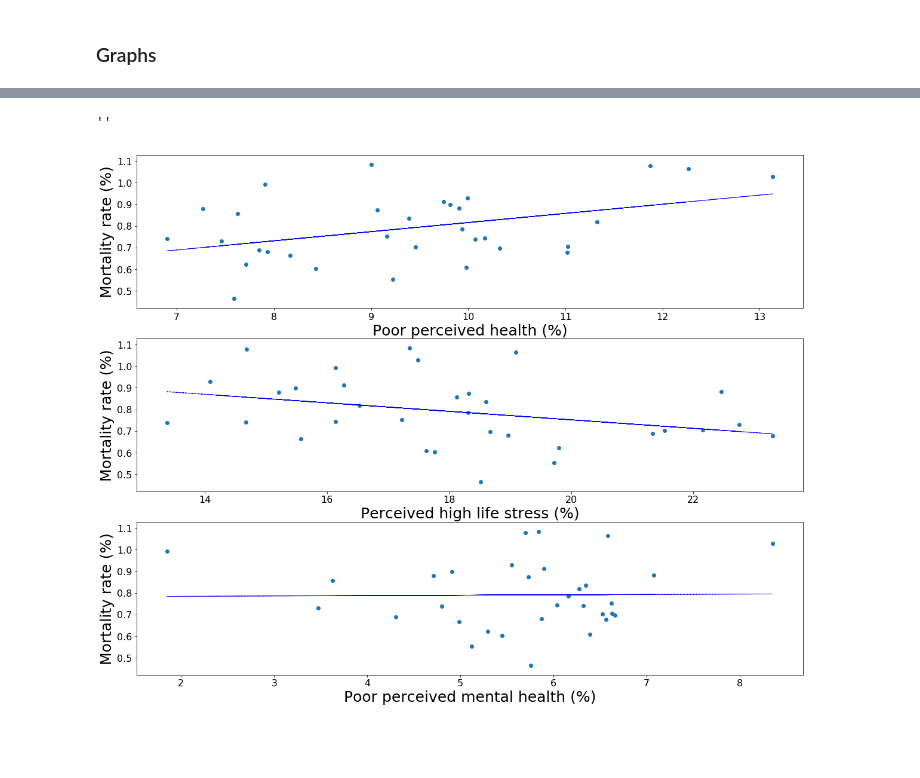
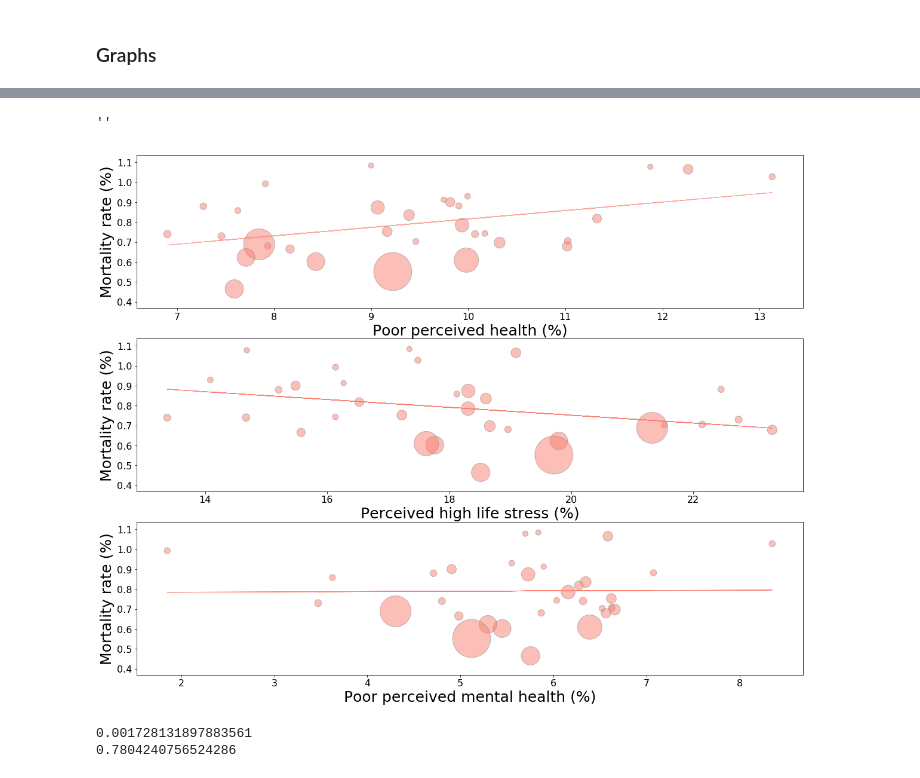
Before and after one commit to irinadrapic/project-one, a Jupyter notebook: Codes/2015 Main.ipynb, the cells around one changed output, grey strips where cells are left out. Drawn from its saved outputs; the diff is of its cells as text; code cells hidden in the pictures; blank space fills up the shorter version.

```diff
--- a/Codes/2015 Main.ipynb
+++ b/Codes/2015 Main.ipynb
@@ -149,24 +149,25 @@ x = merged_df["Heavy drinking"]
 y = merged_df["Mortality Rate"]
 
 
-# x = merged_df["population"]
-# y = merged_df["Number of Mortality"]
 # linear regression with Mortality Rate Vs. Heavy Drinking
 m, _int, r, p_value, std_err = stats.linregress(x, y)
 lof = m*x + _int
 
+# set size for points depending on their population
+size = merged_df["population"]
+
 fig, ax = plt.subplots(figsize=(20, 16))
 
-ax.scatter(x,y, label="Heavy drinking", s=200)
+ax.scatter(x,y, label="Heavy drinking", s=size/1500)
 ax.plot(x,lof, "b--", linewidth=1)
 ax.set_xticks(np.arange(10,25,5))
 # ax.set_ylabel("Mortality rate (%)", fontsize="medium")
 # ax.set_xlabel("Heavy drinking Rate (%)")
 
-plt.xlabel('Heavy drinking rate (%)', fontsize=25)
+plt.xlabel('Heavy drinking rate and Daily smoking(%)', fontsize=25)
 plt.ylabel('Mortality rate (&)', fontsize=25)
 plt.yticks(fontsize = 20)
-plt.xticks(fontsize = 20,rotation="vertical");
+plt.xticks(fontsize = 20);
 
 
 
@@ -176,10 +177,10 @@ x = merged_df["daily smoker"]
 m_slope, m_int, m_r, m_p, m_std_err = stats.linregress(x, y)
 lof = m_slope*x + m_int
 
-ax.scatter(x,y, color="red", label="daily smoking", s=200)
+ax.scatter(x,y, color="red", label="daily smoking", s=size/1500)
 ax.plot(x,lof, "r--", linewidth=1)
 ax.set_xticks(np.arange(10,25,5))
 plt.yticks(fontsize = 20)
-plt.xticks(fontsize = 20,rotation="vertical")
+plt.xticks(fontsize = 20)
 ax.legend(fontsize=20);
 # %% [output]
@@ -287,8 +293,8 @@ m, b, r, p, std_err = stats.linregress(x, y)
 lof = m*x + b
 
 fig, ax = plt.subplots(3,figsize=(20, 16))
-ax[0].scatter(x,y)
-ax[0].plot(x,lof, "b--", linewidth=1)
+ax[0].scatter(x,y, s=size/1500, c="salmon", alpha=0.5, edgecolors="grey")
+ax[0].plot(x,lof, c="salmon", linewidth=1, alpha=0.7)
 
 for tick in ax[0].xaxis.get_major_ticks():
     tick.label.set_fontsize(16)
@@ -306,8 +312,10 @@ x = merged_df["Perceived life stress, high daily stress"]
 m, b, r, p, std_err = stats.linregress(x, y)
 lof = m*x + b
 
-ax[1].scatter(x,y)
-ax[1].plot(x,lof, "b--", linewidth=1)
+ax[1].scatter(x,y,s=size/1500, c="salmon", alpha=0.5, edgecolors="grey")
+ax[1].plot(x,lof,c="salmon", linewidth=1,label='y={:.2f}x+{:.2f}'.format(m,b))
+
+# ax[1].legend(loc="lower left")
 
 for tick in ax[1].xaxis.get_major_ticks():
     tick.label.set_fontsize(16)
@@ -325,9 +333,8 @@ x = merged_df["poor perceived mental health"]
 m, b, r, p, std_err = stats.linregress(x, y)
 lof = m*x + b
 
-ax[2].scatter(x,y)
-ax[2].plot(x,lof, "b--", linewidth=1)
-
+ax[2].scatter(x,y,s=size/1500, c="salmon", alpha=0.5, edgecolors="grey")
+ax[2].plot(x,lof, c="salmon", linewidth=1, label='y={:.2f}x+{:.2f}'.format(m,b))
 for tick in ax[2].xaxis.get_major_ticks():
     tick.label.set_fontsize(16)
 for tick in ax[2].yaxis.get_major_ticks():
@@ -336,6 +343,9 @@ for tick in ax[2].yaxis.get_major_ticks():
 ax[2].set_xlabel("Poor perceived mental health (%)", fontsize=25)
 ax[2].set_ylabel("Mortality rate (%)", fontsize=25)
 
+# ax[2].legend(loc="upper right")
+# plt.plot(x, lof, 'r', label='y={:.2f}x+{:.2f}'.format(m,b))
+
 plt.savefig("Perceived health related Plot.png", bbox_inches='tight')
 ;
 # %% [output]
@@ -344,2 +354,9 @@ plt.savefig("Perceived health related Plot.png", bbox_inches='tight')
 ''
-[figure, old version]
+[figure, new version]
+# %%
+
+print(m)
+print(b)
+# %% [output]
+0.001728131897883561
+0.7804240756524286
```
Also changed, not shown: parts of 6 cells of this notebook, 6 other files.
